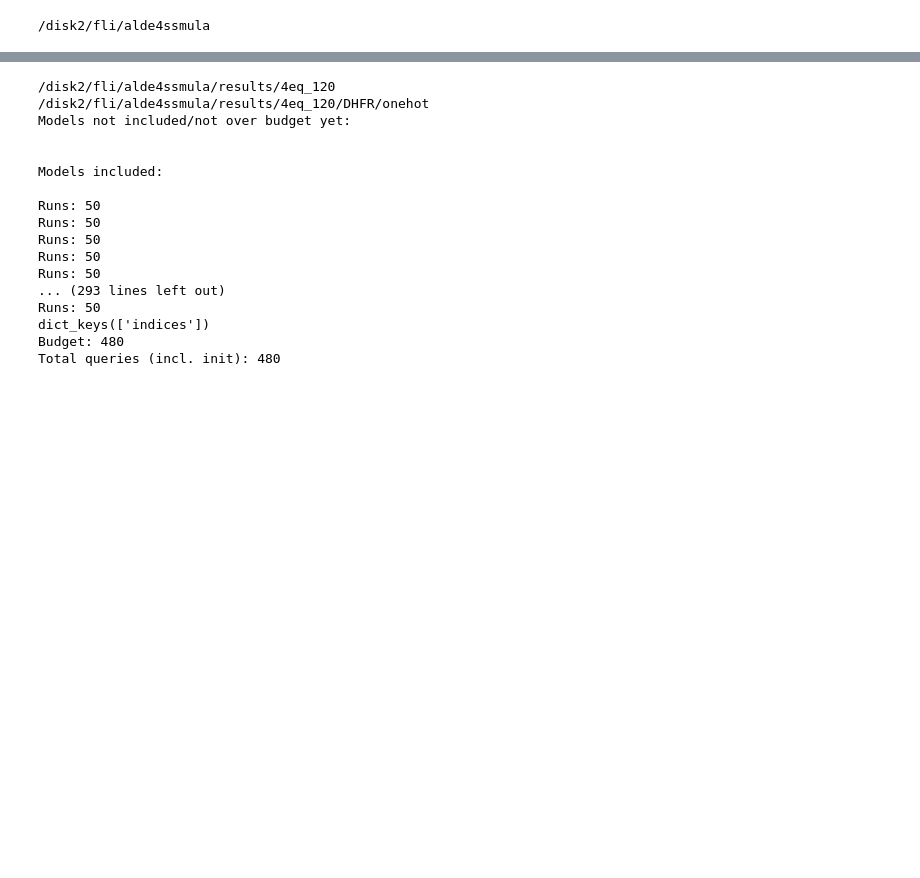
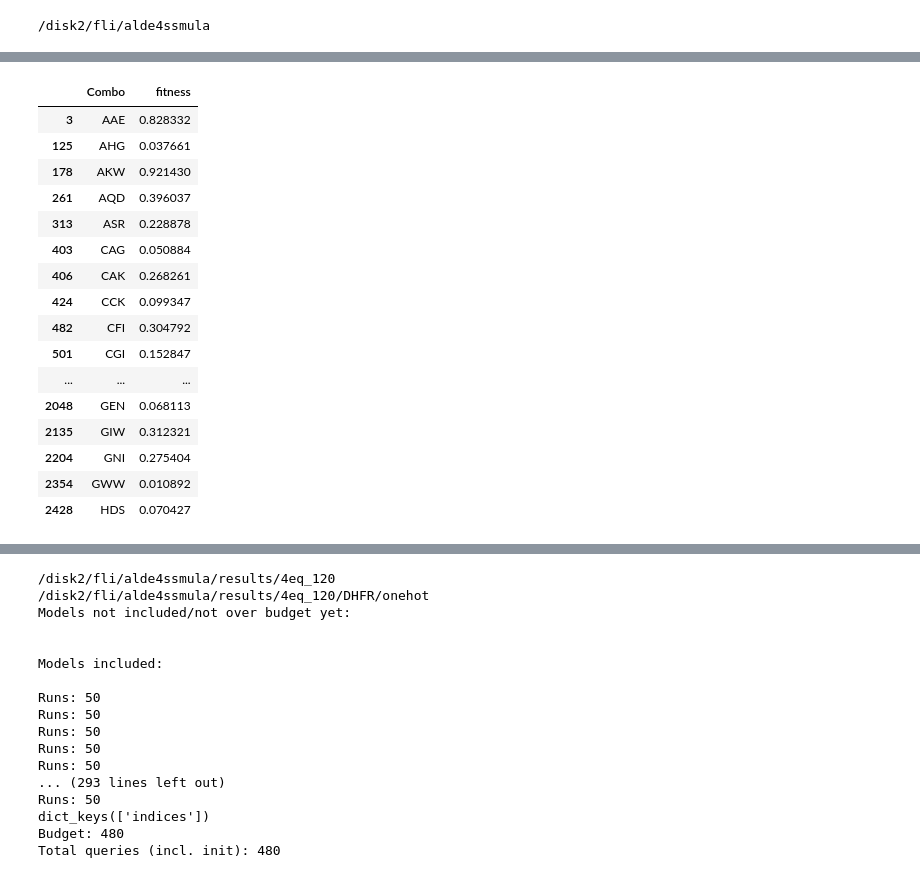
Before and after one commit to fhalab/alde4ssmula, a Jupyter notebook: analysis/tabulate_results.ipynb, the cells around one changed output, grey strips where cells are left out. Saved outputs shown, nothing was run; the diff lists cells and outputs as text; code cells hidden in the pictures; blank space fills up the shorter version.

```diff
--- a/analysis/tabulate_results.ipynb
+++ b/analysis/tabulate_results.ipynb
@@ -150,0 +194,20 @@ def tabulate_regret(df, tests, budget, subdir, randregret=None):
+# %%
+i22_df.iloc[31:60]
+# %% [output]
+|  | Combo | fitness |
+| 3 | AAE | 0.828332 |
+| 125 | AHG | 0.037661 |
+| 178 | AKW | 0.921430 |
+| 261 | AQD | 0.396037 |
+| 313 | ASR | 0.228878 |
+| 403 | CAG | 0.050884 |
+| 406 | CAK | 0.268261 |
+| 424 | CCK | 0.099347 |
+| 482 | CFI | 0.304792 |
+| 501 | CGI | 0.152847 |
+| ... | ... | ... |
+| 2048 | GEN | 0.068113 |
+| 2135 | GIW | 0.312321 |
+| 2204 | GNI | 0.275404 |
+| 2354 | GWW | 0.010892 |
+| 2428 | HDS | 0.070427 |
```
Also changed, not shown: parts of 7 cells of this notebook, 6 other files.
